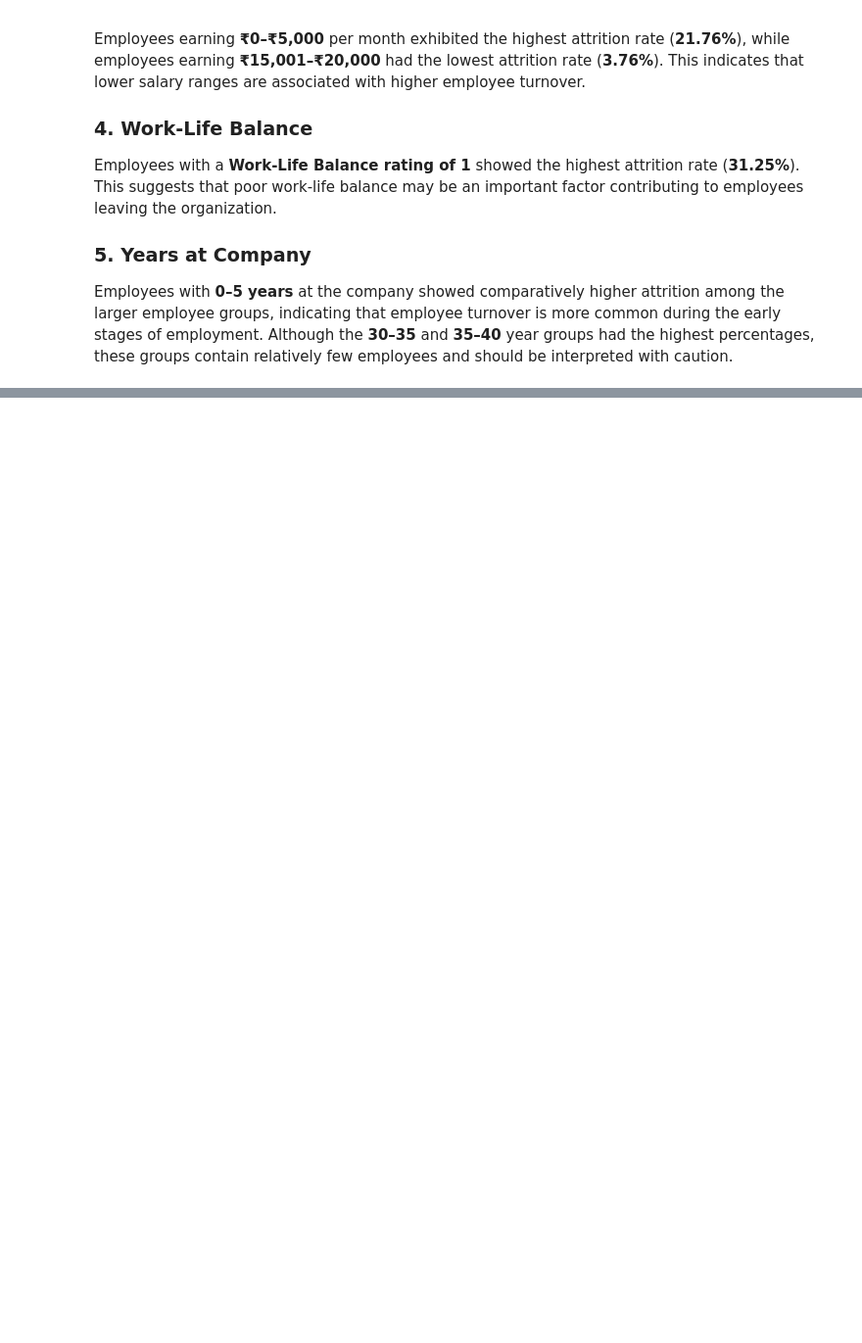
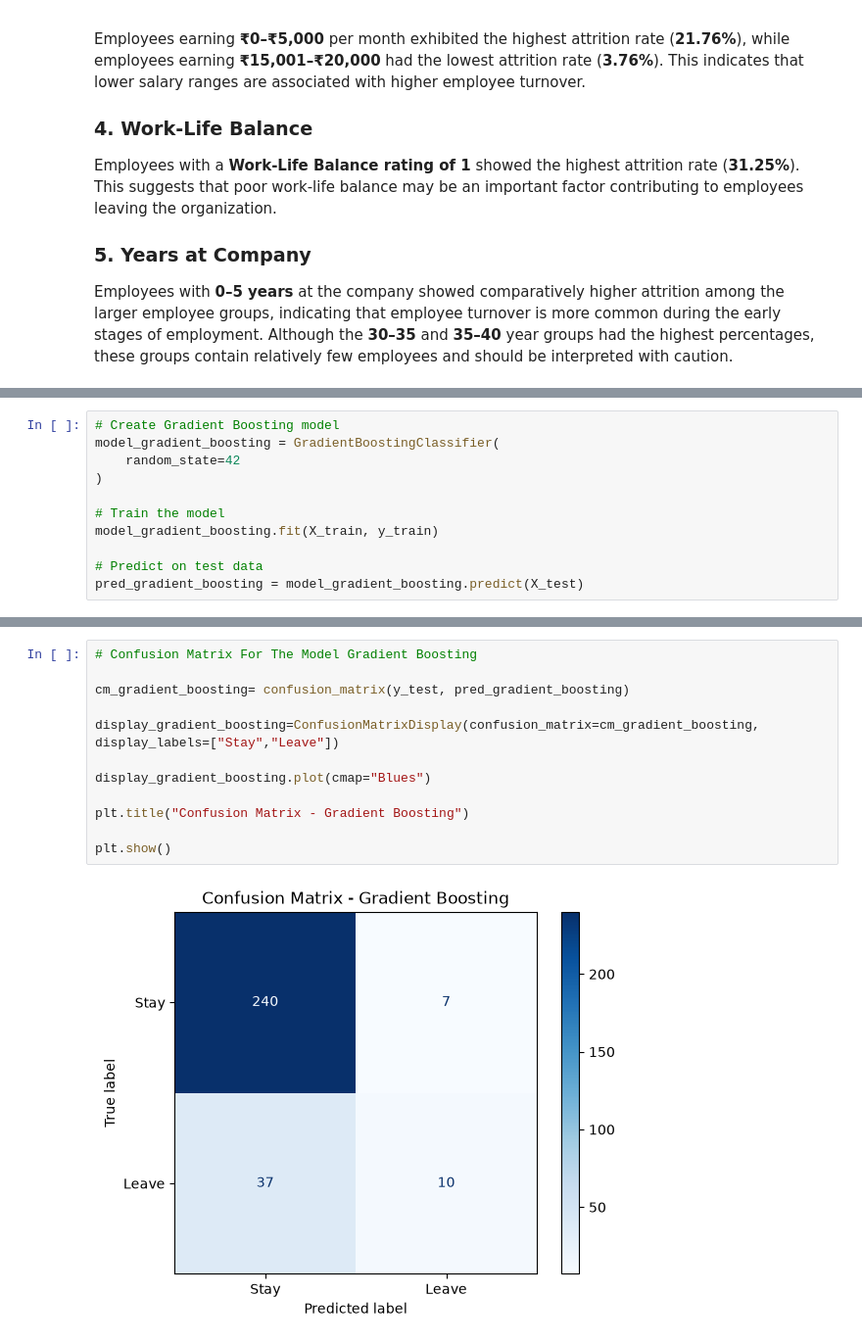
Before and after one commit to aroranaman1003/Employee-Attrition-Prediction_NamanArora, a Jupyter notebook: notebooks/analysis.ipynb, the cells around one changed output, grey strips where cells are left out. Shown at 98% size. Saved outputs shown, nothing was run; the diff lists cells and outputs as text; blank space fills up the shorter version.

```diff
--- a/notebooks/analysis.ipynb
+++ b/notebooks/analysis.ipynb
@@ -495,0 +543,11 @@ Employees with **0–5 years** at the company showed comparatively higher attrit
+# %%
+# Create Gradient Boosting model
+model_gradient_boosting = GradientBoostingClassifier(
+    random_state=42
+)
+
+# Train the model
+model_gradient_boosting.fit(X_train, y_train)
+
+# Predict on test data
+pred_gradient_boosting = model_gradient_boosting.predict(X_test)
@@ -495,0 +670,14 @@ Employees with **0–5 years** at the company showed comparatively higher attrit
+# %%
+# Confusion Matrix For The Model Gradient Boosting
+
+cm_gradient_boosting= confusion_matrix(y_test, pred_gradient_boosting)
+
+display_gradient_boosting=ConfusionMatrixDisplay(confusion_matrix=cm_gradient_boosting, display_labels=["Stay","Leave"])
+
+display_gradient_boosting.plot(cmap="Blues")
+
+plt.title("Confusion Matrix - Gradient Boosting")
+
+plt.show()
+# %% [output]
+[figure, added]
```
Also changed, not shown: parts of 21 cells of this notebook, 3 other files.
